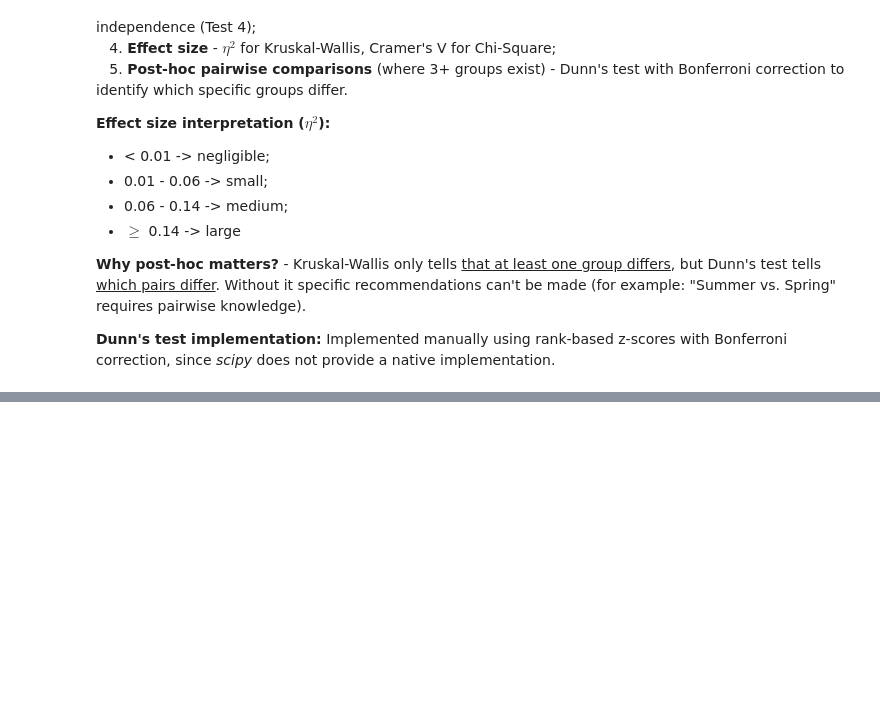
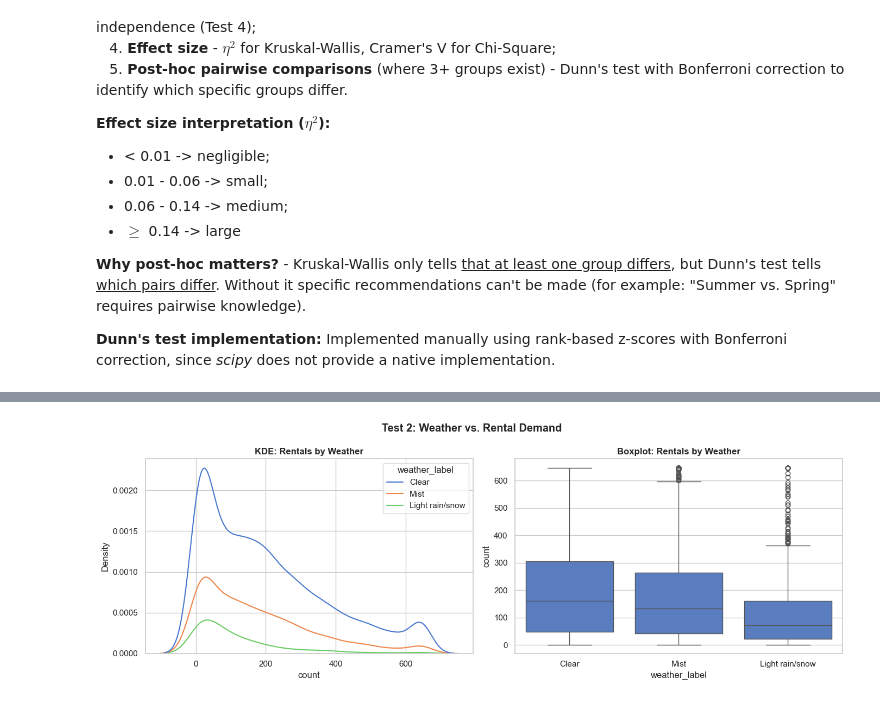
Before and after one commit to lozeva/yulu-bike-demand-analysis, a Jupyter notebook: yulu_bike_demand_analysis.ipynb, the cells around one changed output, grey strips where cells are left out. Saved outputs shown, nothing was run; the diff lists cells and outputs as text; code cells hidden in the pictures; blank space fills up the shorter version.

```diff
--- a/yulu_bike_demand_analysis.ipynb
+++ b/yulu_bike_demand_analysis.ipynb
@@ -616,0 +803,15 @@ def dunns_test_manual(groups, group_names, alpha = ALPHA):
+# %%
+fig, axes = plt.subplots(1, 2, figsize=(14, 5))
+order_w = [label for label in ['Clear', 'Mist', 'Light rain/snow', 'Heavy rain'] if label in df_clean['weather_label'].unique()]
+
+sns.kdeplot(data=df_clean, x='count', hue='weather_label', ax=axes[0])
+axes[0].set_title('KDE: Rentals by Weather', fontweight='bold')
+
+sns.boxplot(data=df_clean, x='weather_label', y='count', order=order_w, ax=axes[1])
+axes[1].set_title('Boxplot: Rentals by Weather', fontweight='bold')
+
+plt.suptitle('Test 2: Weather vs. Rental Demand', fontweight='bold')
+plt.tight_layout()
+plt.show()
+# %% [output]
+[figure, added]
```
Also changed, not shown: parts of 12 cells of this notebook.
